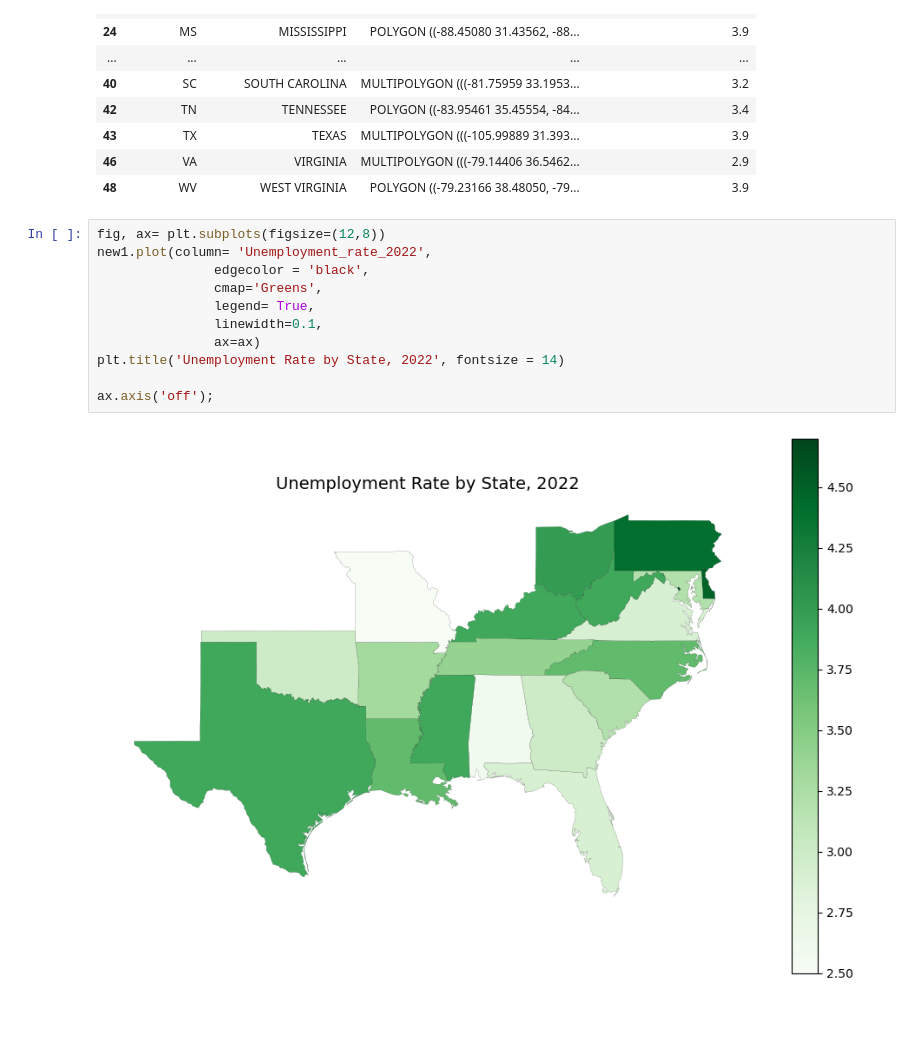
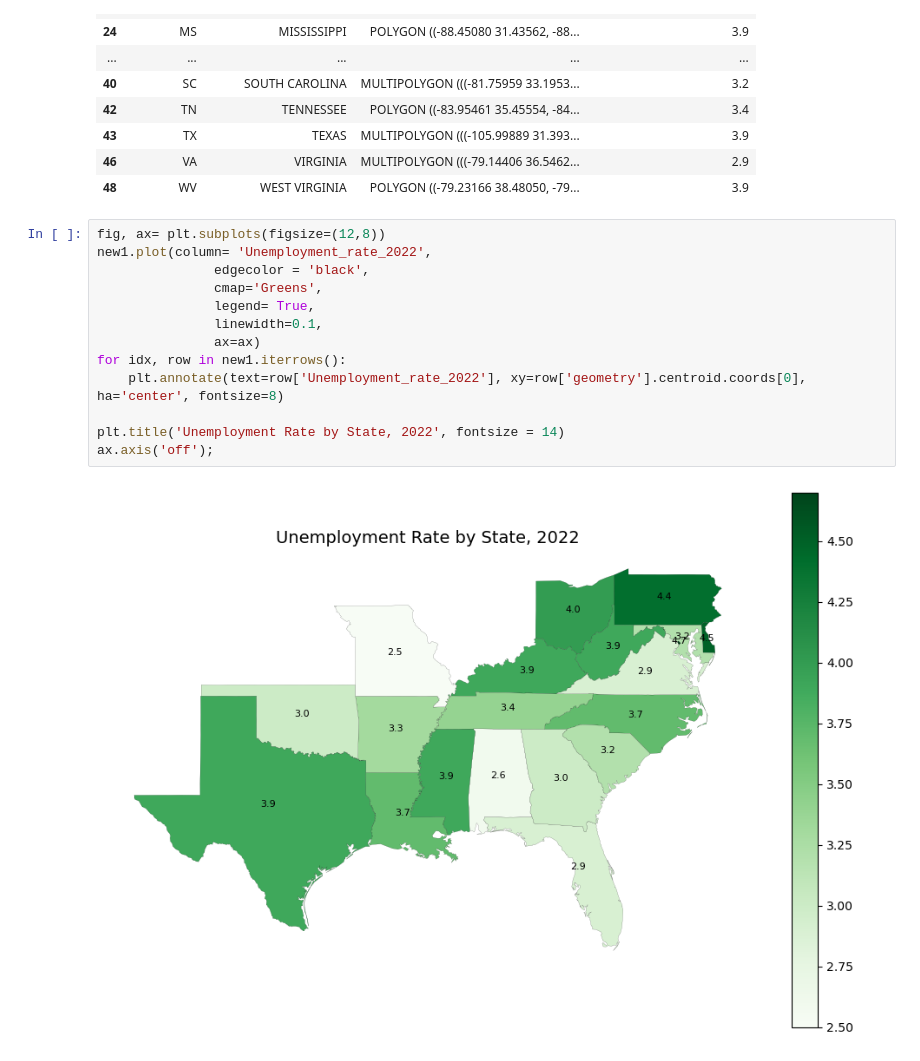
Before and after one commit to mhm516/HBCU_Analysis_Capstone, a Jupyter notebook: notebook/wages_analysis.ipynb, the cells around one changed output. Saved outputs shown, nothing was run; the diff lists cells and outputs as text; blank space fills up the shorter version.

```diff
--- a/notebook/wages_analysis.ipynb
+++ b/notebook/wages_analysis.ipynb
@@ -282,13 +282,15 @@ new1
 # %%
 fig, ax= plt.subplots(figsize=(12,8))
 new1.plot(column= 'Unemployment_rate_2022',
                edgecolor = 'black',
                cmap='Greens',
                legend= True,
                linewidth=0.1,
                ax=ax)
+for idx, row in new1.iterrows():
+    plt.annotate(text=row['Unemployment_rate_2022'], xy=row['geometry'].centroid.coords[0], ha='center', fontsize=8)
+
 plt.title('Unemployment Rate by State, 2022', fontsize = 14)
-
 ax.axis('off');
 # %% [output]
-[figure, old version]
+[figure, new version]
```
Also changed, not shown: parts of 20 cells of this notebook.
